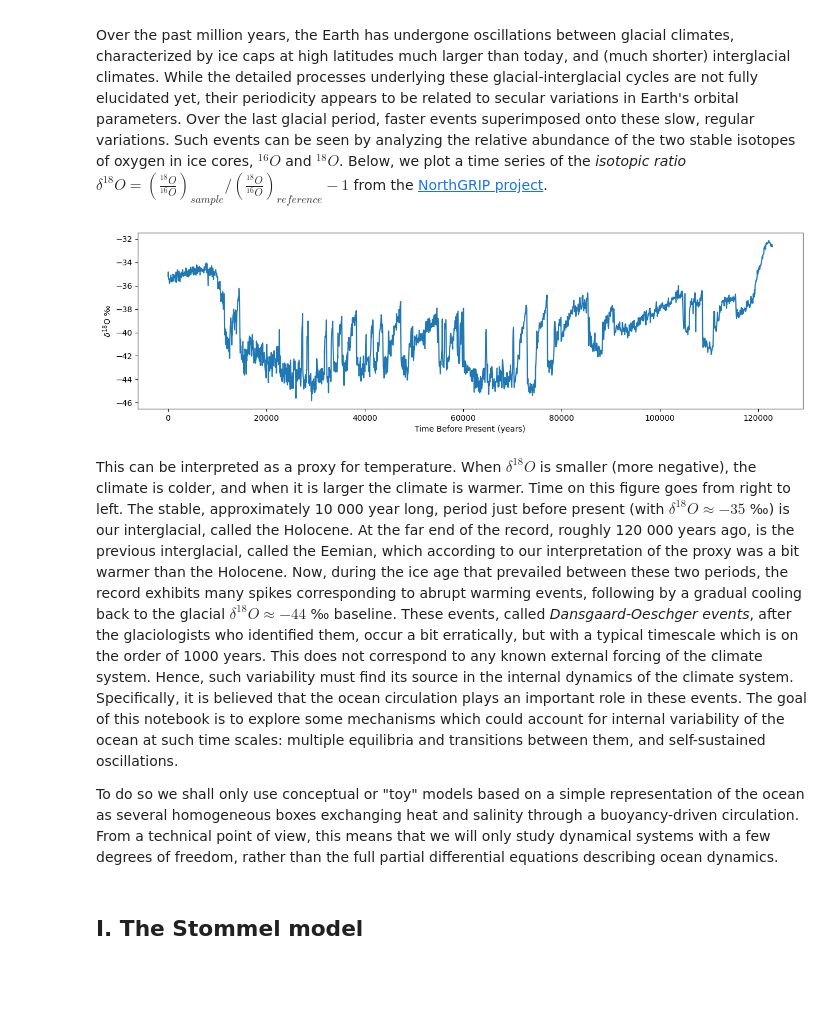
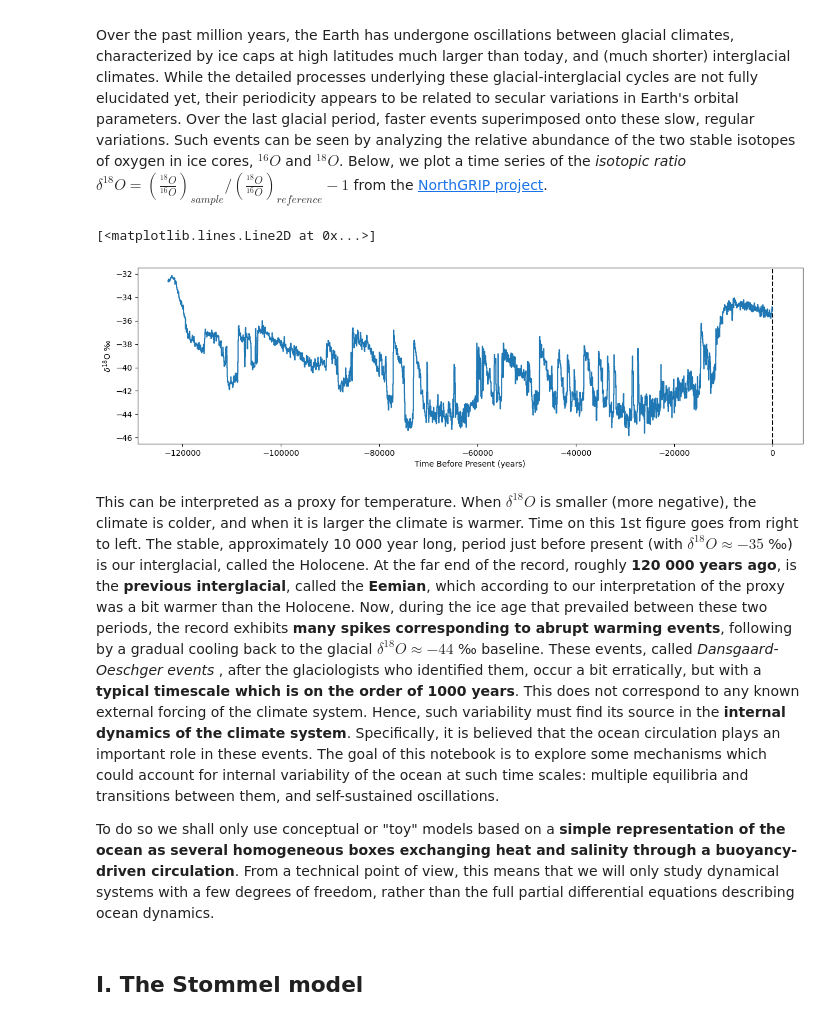
Before and after one commit to freddybouchet/oceanbox, a Jupyter notebook: oceanbox.ipynb, the cells around one changed output. Saved outputs shown, nothing was run; the diff lists cells and outputs as text; code cells hidden in the pictures; blank space fills up the shorter version.

```diff
--- a/oceanbox.ipynb
+++ b/oceanbox.ipynb
@@ -17,24 +18,29 @@ Such events can be seen by analyzing the relative abundance of the two stable is
 Below, we plot a time series of the *isotopic ratio* $\delta^{18}O = \left(\frac{^{18}O}{^{16}O}\right)_{sample}/\left(\frac{^{18}O}{^{16}O}\right)_{reference}-1$ from the [NorthGRIP project](https://en.wikipedia.org/wiki/North_Greenland_Ice_Core_Project).
 # %%
 ngrip_d18O = np.loadtxt("NGRIP_d18O_50yrs.txt", skiprows=25)
-_ = plt.figure(figsize=(15, 4))
+time_before = ngrip_d18O[:, 0]
+isotopic_ratio =  ngrip_d18O[:, 1]
+
+plt.figure(figsize=(15, 4))
 ax = plt.axes(xlabel='Time Before Present (years)', ylabel=u'$\delta^{18}$O ‰')
-ax.plot(ngrip_d18O[::2, 0], ngrip_d18O[::2, 1]);
+plt.axvline(x=0, linestyle= "--", c='k')
+ax.plot(-time_before,  isotopic_ratio)
 # %% [output]
+[<matplotlib.lines.Line2D at 0x...>]
-[figure, old version]
+[figure, new version]
 # %% [markdown]
 This can be interpreted as a proxy for temperature. When $\delta^{18}O$ is smaller (more negative), the climate is colder, and when it is larger the climate is warmer.
-Time on this figure goes from right to left.
+Time on this 1st figure goes from right to left.
 The stable, approximately 10 000 year long, period just before present (with $\delta^{18}O\approx -35$ ‰) is our interglacial, called the Holocene.
-At the far end of the record, roughly 120 000 years ago, is the previous interglacial, called the Eemian, which according to our interpretation of the proxy was a bit warmer than the Holocene.
-Now, during the ice age that prevailed between these two periods, the record exhibits many spikes corresponding to abrupt warming events, following by a gradual cooling back to the glacial $\delta^{18}O\approx -44$ ‰ baseline.
-These events, called *Dansgaard-Oeschger events*, after the glaciologists who identified them, occur a bit erratically, but with a typical timescale which is on the order of 1000 years.
+At the far end of the record, roughly **120 000 years ago**, is the **previous interglacial**, called the **Eemian**, which according to our interpretation of the proxy was a bit warmer than the Holocene.
+Now, during the ice age that prevailed between these two periods, the record exhibits **many spikes corresponding to abrupt warming events**, following by a gradual cooling back to the glacial $\delta^{18}O\approx -44$ ‰ baseline.
+These events, called *Dansgaard-Oeschger events* , after the glaciologists who identified them, occur a bit erratically, but with a **typical timescale which is on the order of 1000 years**.
 This does not correspond to any known external forcing of the climate system.
-Hence, such variability must find its source in the internal dynamics of the climate system.
+Hence, such variability must find its source in the **internal dynamics of the climate system**.
 Specifically, it is believed that the ocean circulation plays an important role in these events.
 The goal of this notebook is to explore some mechanisms which could account for internal variability of the ocean at such time scales: multiple equilibria and transitions between them, and self-sustained oscillations.
 
-To do so we shall only use conceptual or "toy" models based on a simple representation of the ocean as several homogeneous boxes exchanging heat and salinity through a buoyancy-driven circulation. From a technical point of view, this means that we will only study dynamical systems with a few degrees of freedom, rather than the full partial differential equations describing ocean dynamics.
+To do so we shall only use conceptual or "toy" models based on a **simple representation of the ocean as several homogeneous boxes exchanging heat and salinity through a buoyancy-driven circulation**. From a technical point of view, this means that we will only study dynamical systems with a few degrees of freedom, rather than the full partial differential equations describing ocean dynamics.
 # %% [markdown]
 ## I. The Stommel model
 # %% [markdown]
```
Also changed, not shown: parts of 10 cells of this notebook, 3 other files.
